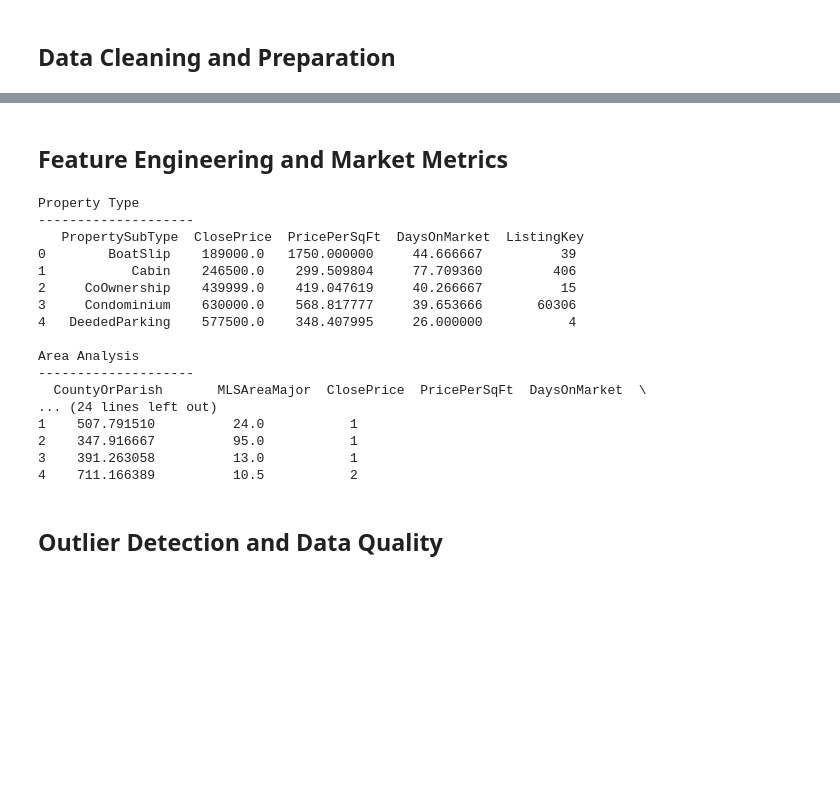
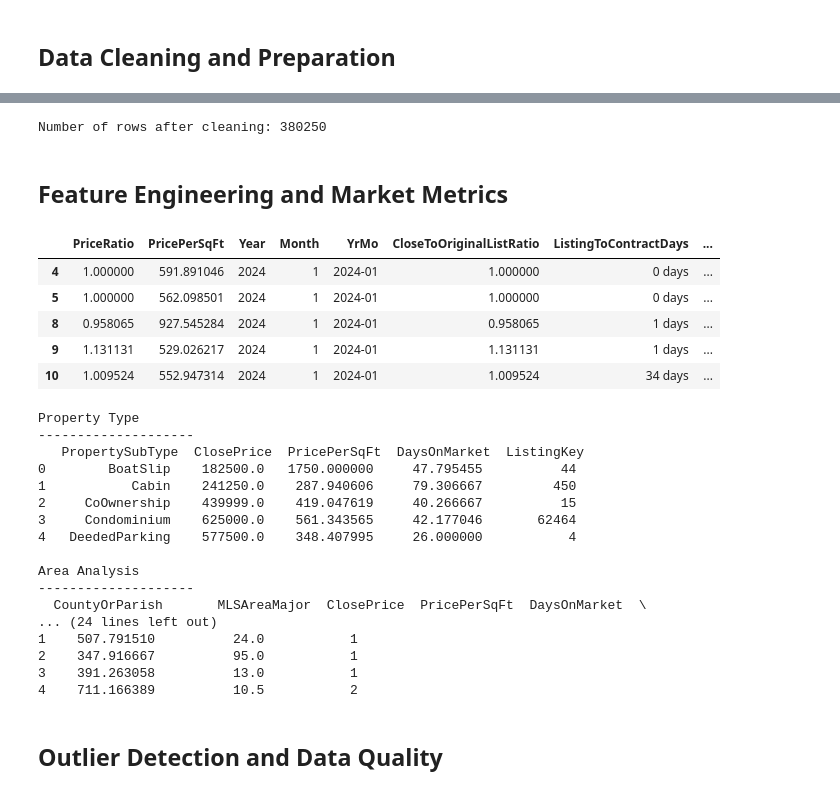
Before and after one commit to BoppingNoodles/IDX_Exchange, a Jupyter notebook: SoldAnalysis.ipynb, the cells around one changed output, grey strips where cells are left out. Cells and saved outputs as stored; diff of their text form; code cells hidden in the pictures; blank space fills up the shorter version.

Commit message:
Fixed Data Cleaning Errors

```diff
--- a/SoldAnalysis.ipynb
+++ b/SoldAnalysis.ipynb
@@ -285,7 +285,7 @@ sold_with_rates_df = sold_with_rates_df[(sold_with_rates_df['ClosePrice'] > 0) &
 # %%
 # Data consistency checks
 sold_with_rates_df['listing_after_close_flag'] = sold_with_rates_df['ListingContractDate'] > sold_with_rates_df['PurchaseContractDate']
-sold_with_rates_df['purchase_after_close_flag'] = sold_with_rates_df['PurchaseContractDate'] < sold_with_rates_df['ListingContractDate']
+sold_with_rates_df['purchase_after_close_flag'] = sold_with_rates_df['PurchaseContractDate'] > sold_with_rates_df['CloseDate']
 sold_with_rates_df['negative_timeline_flag'] = sold_with_rates_df['DaysOnMarket'] < 0
 # %%
 # Geographic Data Checks
@@ -314,3 +299,16 @@ print(f'Number of rows after cleaning {sold_with_rates_df.shape[0]}')
+# %%
+sold_with_rates_df = sold_with_rates_df[
+    (sold_with_rates_df['listing_after_close_flag'] == False) &
+    (sold_with_rates_df['purchase_after_close_flag'] == False) &
+    (sold_with_rates_df['negative_timeline_flag'] == False) &
+    (sold_with_rates_df['missing_coords'] == False) &
+    (sold_with_rates_df['sentinel_coords'] == False) &
+    (sold_with_rates_df['cal_coords'] == False)
+]
+# Verify row numbers
+print(f'Number of rows after cleaning: {sold_with_rates_df.shape[0]}')
+# %% [output]
+Number of rows after cleaning: 380250
 # %%
 # Export to csv
 # sold_with_rates_df.to_csv('CRMLS_Sold_With_Rates_Cleaned.csv', index=False)
@@ -319,12 +317,22 @@ print(f'Number of rows after cleaning {sold_with_rates_df.shape[0]}')
 # %%
 sold_with_rates_df['PriceRatio'] = sold_with_rates_df['ClosePrice'] / sold_with_rates_df['OriginalListPrice'] # Measures negotiation strength
 sold_with_rates_df['PricePerSqFt'] = sold_with_rates_df['ClosePrice'] / sold_with_rates_df['LivingArea'] # Normalizes price across sizes
 sold_with_rates_df['Year'] = sold_with_rates_df['CloseDate'].dt.year # Enable time-series analysis
 sold_with_rates_df['Month'] = sold_with_rates_df['CloseDate'].dt.month # Enable time-series analysis
 sold_with_rates_df['YrMo'] = sold_with_rates_df['CloseDate'].dt.to_period('M').astype(str) # Enable time-series analysis
 sold_with_rates_df['CloseToOriginalListRatio'] = sold_with_rates_df['ClosePrice'] / sold_with_rates_df['OriginalListPrice'] # Captures full price reduction history
 sold_with_rates_df['ListingToContractDays'] = sold_with_rates_df['PurchaseContractDate'] - sold_with_rates_df['ListingContractDate'] # Measures time from listing to accepted offer
 sold_with_rates_df['ContractToCloseDays'] = sold_with_rates_df['CloseDate'] - sold_with_rates_df['PurchaseContractDate'] # Escrow and closing period duration
+
+columns = ['PriceRatio', 'PricePerSqFt','Year', 'Month','YrMo','CloseToOriginalListRatio','ListingToContractDays','ContractToCloseDays']
+sold_with_rates_df[columns].head()
+# %% [output]
+|  | PriceRatio | PricePerSqFt | Year | Month | YrMo | CloseToOriginalListRatio | ListingToContractDays | ... |
+| 4 | 1.000000 | 591.891046 | 2024 | 1 | 2024-01 | 1.000000 | 0 days | ... |
+| 5 | 1.000000 | 562.098501 | 2024 | 1 | 2024-01 | 1.000000 | 0 days | ... |
+| 8 | 0.958065 | 927.545284 | 2024 | 1 | 2024-01 | 0.958065 | 1 days | ... |
+| 9 | 1.131131 | 529.026217 | 2024 | 1 | 2024-01 | 1.131131 | 1 days | ... |
+| 10 | 1.009524 | 552.947314 | 2024 | 1 | 2024-01 | 1.009524 | 34 days | ... |
 # %%
 # Segmented summary table by 'PropertySubType'
 residential_analysis = sold_with_rates_df.groupby('PropertySubType').agg({
@@ -356,10 +364,10 @@ print(f'Office Analysis\n{'-' * 20} \n + {office_analysis.head()}\n')
 Property Type
 --------------------
    PropertySubType  ClosePrice  PricePerSqFt  DaysOnMarket  ListingKey
-0        BoatSlip    189000.0   1750.000000     44.666667          39
-1           Cabin    246500.0    299.509804     77.709360         406
+0        BoatSlip    182500.0   1750.000000     47.795455          44
+1           Cabin    241250.0    287.940606     79.306667         450
 2     CoOwnership    439999.0    419.047619     40.266667          15
-3     Condominium    630000.0    568.817777     39.653666       60306
+3     Condominium    625000.0    561.343565     42.177046       62464
 4   DeededParking    577500.0    348.407995     26.000000           4
 
 Area Analysis
```
Also changed, not shown: parts of 10 cells of this notebook.
